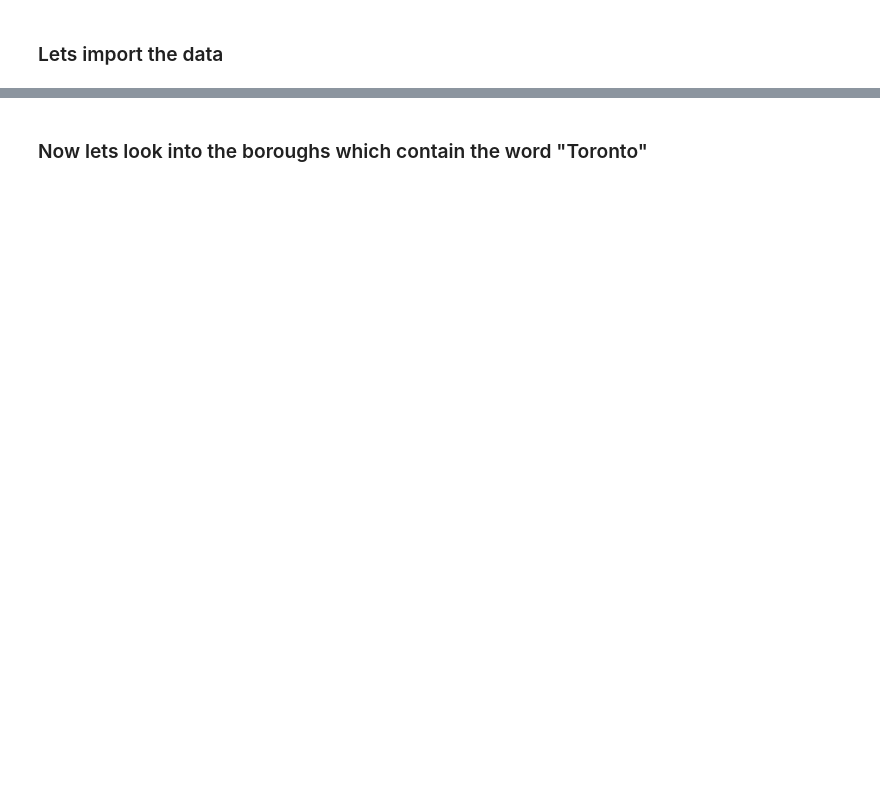
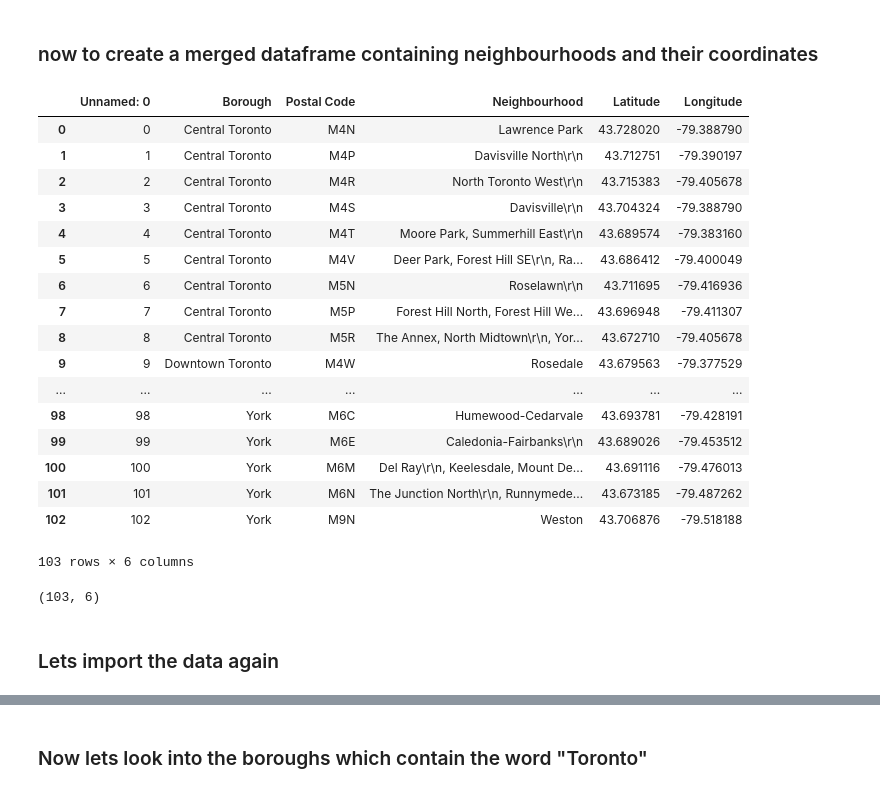
Before and after one commit to HuzaifahSaleem/Coursera_Capstone, a Jupyter notebook: Finding Optimal Place for Opening up a Restaurant.ipynb, the cells around one changed output, grey strips where cells are left out. Drawn from its saved outputs; the diff is of its cells as text; code cells hidden in the pictures; blank space fills up the shorter version.

```diff
--- a/Finding Optimal Place for Opening up a Restaurant.ipynb
+++ b/Finding Optimal Place for Opening up a Restaurant.ipynb
@@ -16,0 +222,3 @@ from pandas.io.json import json_normalize # tranform JSON file into a pandas dat
+# %%
+dataset1 = pd.read_csv('neighbourhoods.csv')
+dataset1.head(4)
@@ -16,0 +231,3 @@ from pandas.io.json import json_normalize # tranform JSON file into a pandas dat
+# %%
+dataset2 = pd.read_csv('Geospatial_Coordinates.csv')
+dataset2.head(4)
@@ -16,0 +240,29 @@ from pandas.io.json import json_normalize # tranform JSON file into a pandas dat
+# %% [markdown]
+### now to create a merged dataframe containing neighbourhoods and their coordinates
+# %%
+dataset1.rename(columns={'Postcode':'Postal Code'}, inplace=True)
+df = pd.merge(dataset1, dataset2, on='Postal Code', how='inner')
+df
+# %% [output]
+|  | Unnamed: 0 | Borough | Postal Code | Neighbourhood | Latitude | Longitude |
+| 0 | 0 | Central Toronto | M4N | Lawrence Park | 43.728020 | -79.388790 |
+| 1 | 1 | Central Toronto | M4P | Davisville North\r\n | 43.712751 | -79.390197 |
+| 2 | 2 | Central Toronto | M4R | North Toronto West\r\n | 43.715383 | -79.405678 |
+| 3 | 3 | Central Toronto | M4S | Davisville\r\n | 43.704324 | -79.388790 |
+| 4 | 4 | Central Toronto | M4T | Moore Park, Summerhill East\r\n | 43.689574 | -79.383160 |
+| 5 | 5 | Central Toronto | M4V | Deer Park, Forest Hill SE\r\n, Ra... | 43.686412 | -79.400049 |
+| 6 | 6 | Central Toronto | M5N | Roselawn\r\n | 43.711695 | -79.416936 |
+| 7 | 7 | Central Toronto | M5P | Forest Hill North, Forest Hill We... | 43.696948 | -79.411307 |
+| 8 | 8 | Central Toronto | M5R | The Annex, North Midtown\r\n, Yor... | 43.672710 | -79.405678 |
+| 9 | 9 | Downtown Toronto | M4W | Rosedale | 43.679563 | -79.377529 |
+| ... | ... | ... | ... | ... | ... | ... |
+| 98 | 98 | York | M6C | Humewood-Cedarvale | 43.693781 | -79.428191 |
+| 99 | 99 | York | M6E | Caledonia-Fairbanks\r\n | 43.689026 | -79.453512 |
+| 100 | 100 | York | M6M | Del Ray\r\n, Keelesdale, Mount De... | 43.691116 | -79.476013 |
+| 101 | 101 | York | M6N | The Junction North\r\n, Runnymede... | 43.673185 | -79.487262 |
+| 102 | 102 | York | M9N | Weston | 43.706876 | -79.518188 |
+103 rows × 6 columns
+# %%
+df.shape
+# %% [output]
+(103, 6)
@@ -17,5 +271,5 @@ from pandas.io.json import json_normalize # tranform JSON file into a pandas dat
 # %% [markdown]
-### Lets import the data
+### Lets import the data again
 # %%
 df = pd.read_csv('neighbourhoodswithcoordinates.csv')
 df
```
Also changed, not shown: parts of 32 cells of this notebook, 2 other files.
